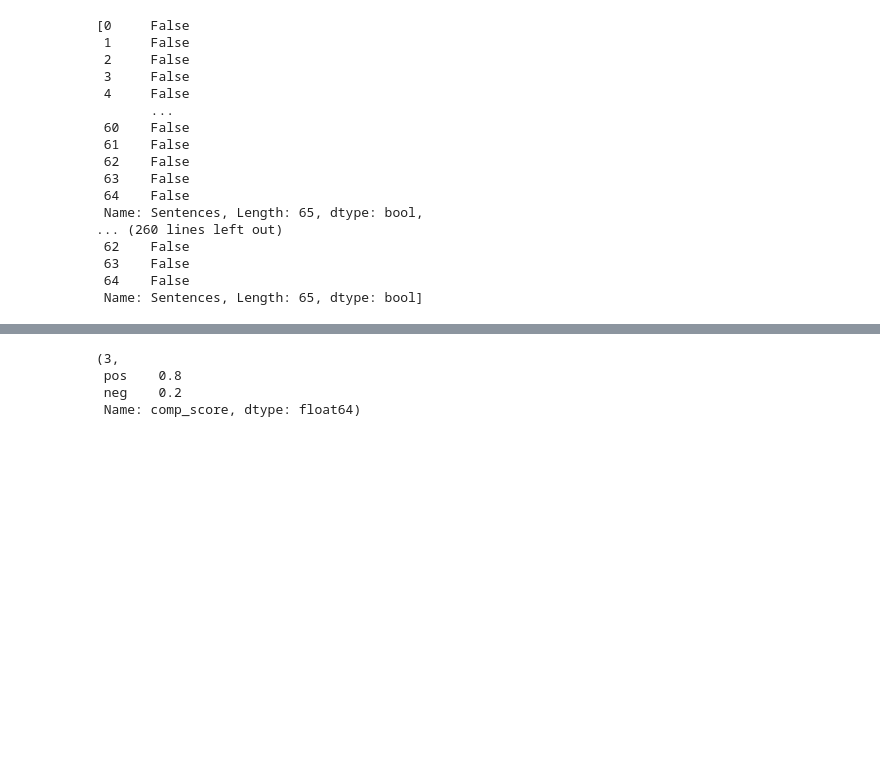
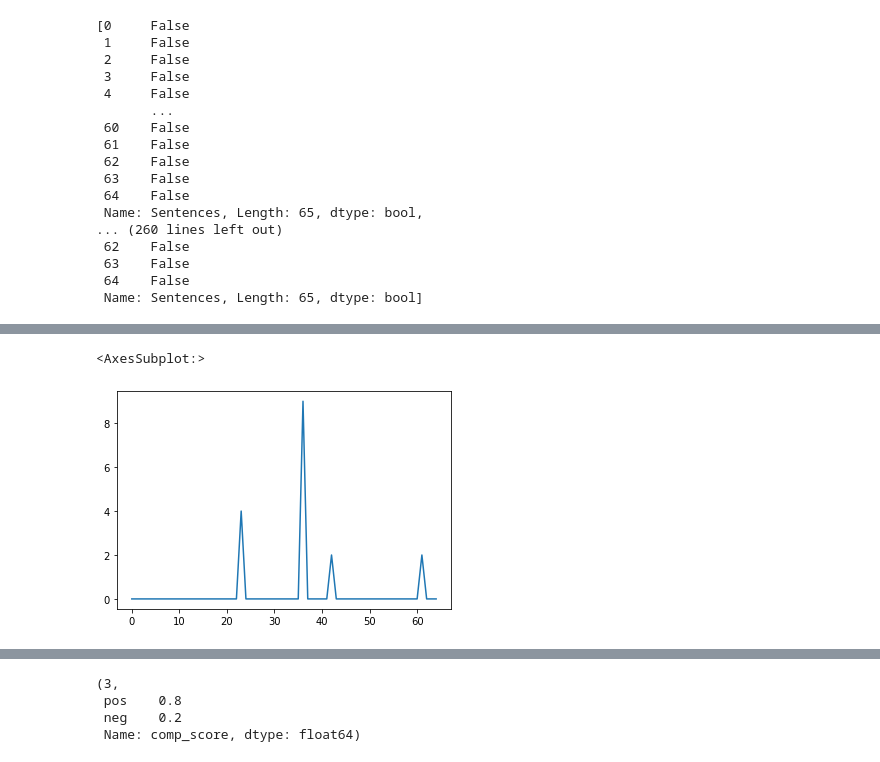
Before and after one commit to kwangilkimkenny/Story_Analysis, a Jupyter notebook: conflict_rising_action_graph.ipynb, the cells around one changed output, grey strips where cells are left out. Saved outputs shown, nothing was run; the diff lists cells and outputs as text; code cells hidden in the pictures; blank space fills up the shorter version.

```diff
--- a/conflict_rising_action_graph.ipynb
+++ b/conflict_rising_action_graph.ipynb
@@ -351,4 +351,18 @@ pd_sum
 63    0
 64    0
 Length: 65, dtype: int64
+# %%
+#plot graph : conflict 전체 문장중 어떤 위치에서 등장하는지 시각적으로 확인
+
+%matplotlib inline
+
+## matplotlib의 pyplot import
+import matplotlib.pyplot as plt
+## numpy random를 import
+from numpy.random import randn
+
+pd_sum.plot()
+# %% [output]
+<AxesSubplot:>
+[figure, added]
 # %%
```
Also changed, not shown: parts of 10 cells of this notebook.
